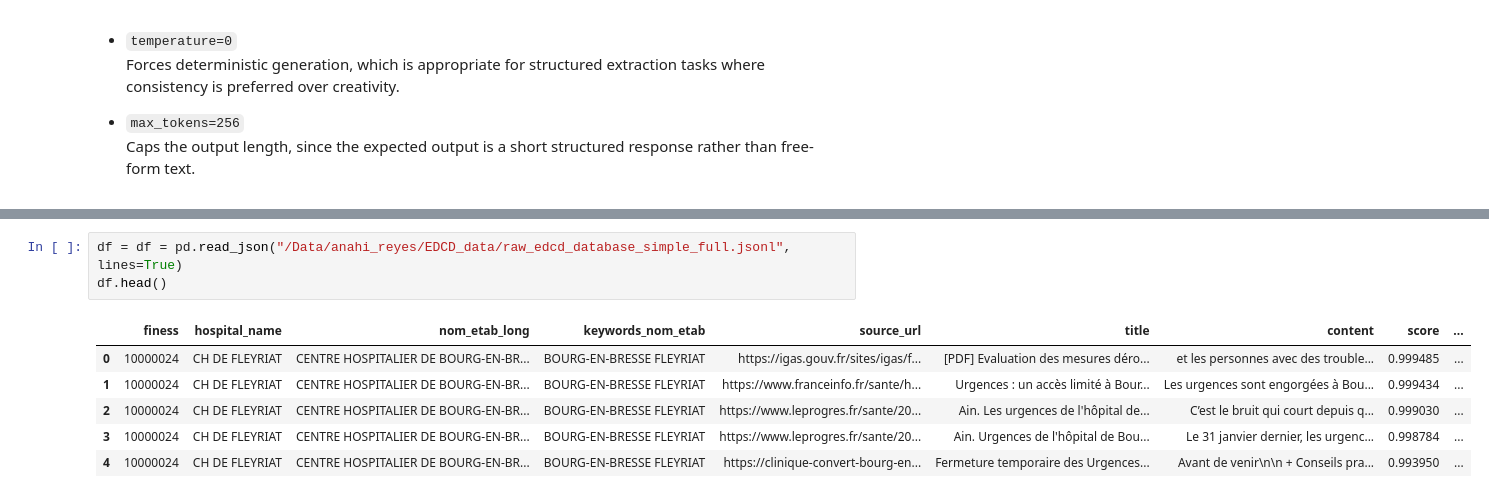
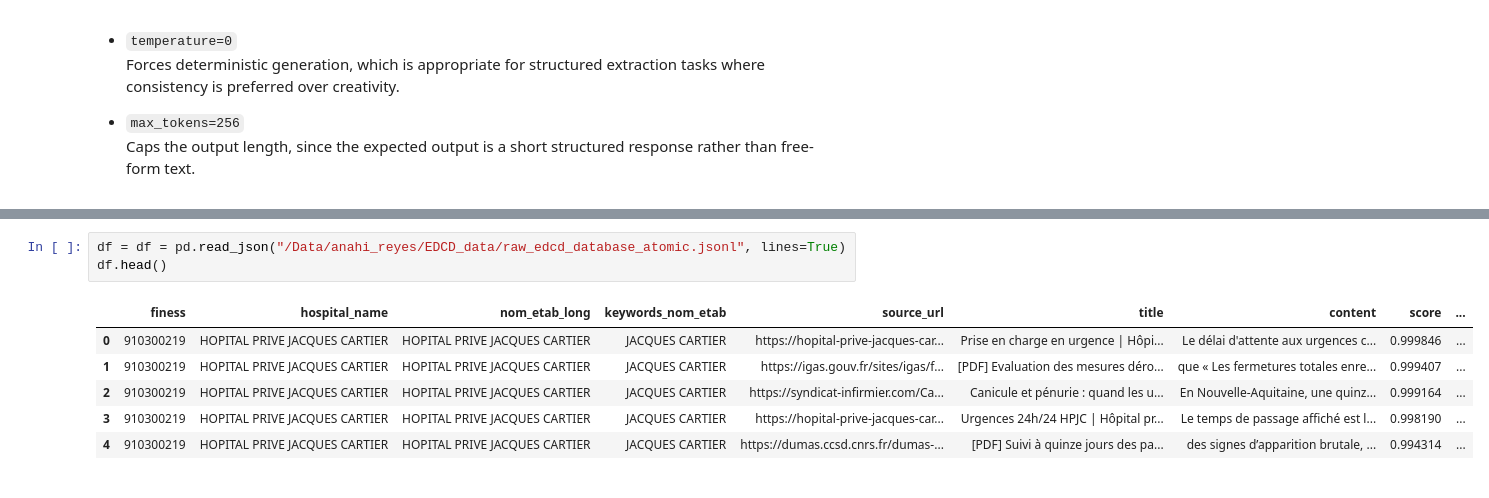
Before and after one commit to AnahiRM/PiA-DREES-2025, a Jupyter notebook: edcd_pipeline/data_collection.ipynb, the cells around one changed output, grey strips where cells are left out. Saved outputs shown, nothing was run; the diff lists cells and outputs as text.

```diff
--- a/edcd_pipeline/data_collection.ipynb
+++ b/edcd_pipeline/data_collection.ipynb
@@ -137,10 +139,10 @@ INFO 03-13 19:49:32 [llm.py:343] Supported tasks: ['generate']
 # %%
-df = df = pd.read_json("/Data/anahi_reyes/EDCD_data/raw_edcd_database_simple_full.jsonl", lines=True)
+df = df = pd.read_json("/Data/anahi_reyes/EDCD_data/raw_edcd_database_atomic.jsonl", lines=True)
 df.head()
 # %% [output]
 |  | finess | hospital_name | nom_etab_long | keywords_nom_etab | source_url | title | content | score | ... |
-| 0 | 10000024 | CH DE FLEYRIAT | CENTRE HOSPITALIER DE BOURG-EN-BR... | BOURG-EN-BRESSE FLEYRIAT | https://igas.gouv.fr/sites/igas/f... | [PDF] Evaluation des mesures déro... | et les personnes avec des trouble... | 0.999485 | ... |
-| 1 | 10000024 | CH DE FLEYRIAT | CENTRE HOSPITALIER DE BOURG-EN-BR... | BOURG-EN-BRESSE FLEYRIAT | https://www.franceinfo.fr/sante/h... | Urgences : un accès limité à Bour... | Les urgences sont engorgées à Bou... | 0.999434 | ... |
-| 2 | 10000024 | CH DE FLEYRIAT | CENTRE HOSPITALIER DE BOURG-EN-BR... | BOURG-EN-BRESSE FLEYRIAT | https://www.leprogres.fr/sante/20... | Ain. Les urgences de l'hôpital de... | C’est le bruit qui court depuis q... | 0.999030 | ... |
-| 3 | 10000024 | CH DE FLEYRIAT | CENTRE HOSPITALIER DE BOURG-EN-BR... | BOURG-EN-BRESSE FLEYRIAT | https://www.leprogres.fr/sante/20... | Ain. Urgences de l'hôpital de Bou... | Le 31 janvier dernier, les urgenc... | 0.998784 | ... |
-| 4 | 10000024 | CH DE FLEYRIAT | CENTRE HOSPITALIER DE BOURG-EN-BR... | BOURG-EN-BRESSE FLEYRIAT | https://clinique-convert-bourg-en... | Fermeture temporaire des Urgences... | Avant de venir\n\n + Conseils pra... | 0.993950 | ... |
+| 0 | 910300219 | HOPITAL PRIVE JACQUES CARTIER | HOPITAL PRIVE JACQUES CARTIER | JACQUES CARTIER | https://hopital-prive-jacques-car... | Prise en charge en urgence | Hôpi... | Le délai d'attente aux urgences c... | 0.999846 | ... |
+| 1 | 910300219 | HOPITAL PRIVE JACQUES CARTIER | HOPITAL PRIVE JACQUES CARTIER | JACQUES CARTIER | https://igas.gouv.fr/sites/igas/f... | [PDF] Evaluation des mesures déro... | que « Les fermetures totales enre... | 0.999407 | ... |
+| 2 | 910300219 | HOPITAL PRIVE JACQUES CARTIER | HOPITAL PRIVE JACQUES CARTIER | JACQUES CARTIER | https://syndicat-infirmier.com/Ca... | Canicule et pénurie : quand les u... | En Nouvelle-Aquitaine, une quin­z... | 0.999164 | ... |
+| 3 | 910300219 | HOPITAL PRIVE JACQUES CARTIER | HOPITAL PRIVE JACQUES CARTIER | JACQUES CARTIER | https://hopital-prive-jacques-car... | Urgences 24h/24 HPJC | Hôpital pr... | Le temps de passage affiché est l... | 0.998190 | ... |
+| 4 | 910300219 | HOPITAL PRIVE JACQUES CARTIER | HOPITAL PRIVE JACQUES CARTIER | JACQUES CARTIER | https://dumas.ccsd.cnrs.fr/dumas-... | [PDF] Suivi à quinze jours des pa... | des signes d’apparition brutale, ... | 0.994314 | ... |
```
Also changed, not shown: parts of 31 cells of this notebook, 1 other file.
